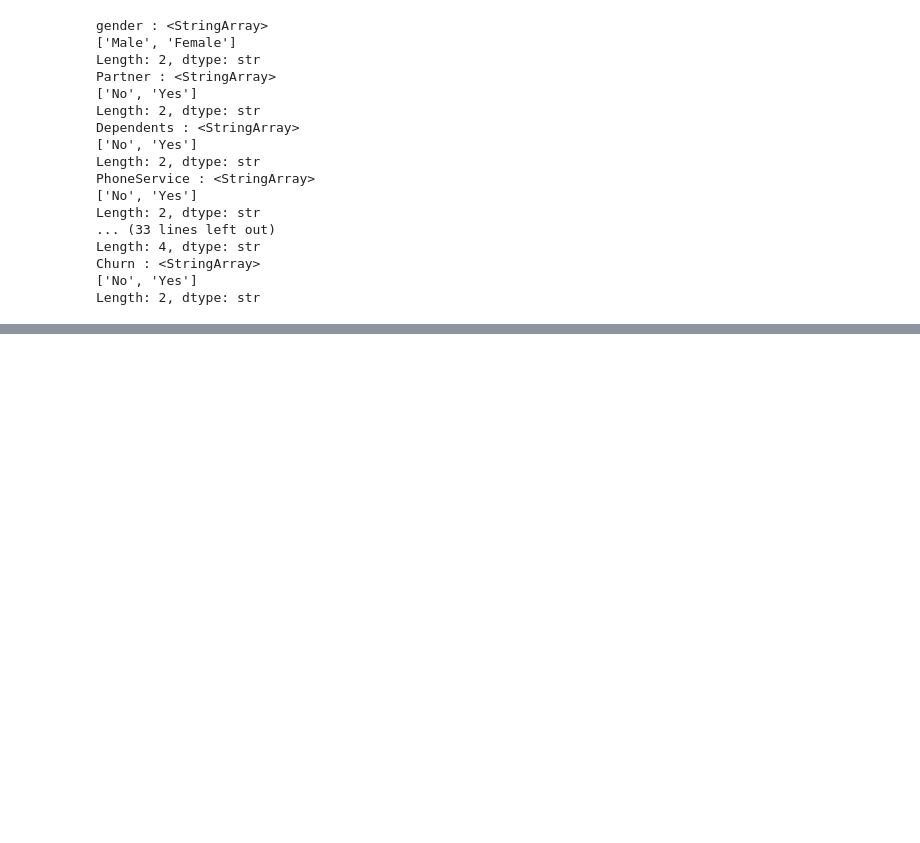
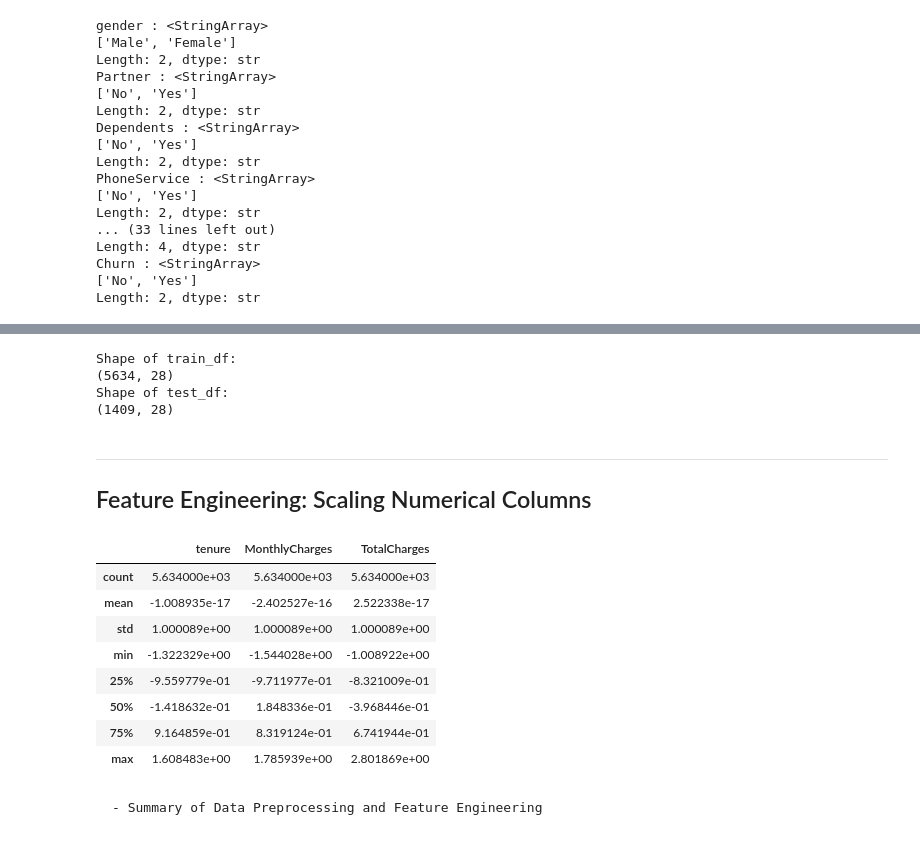
Before and after one commit to Daria-Kara/ai-and-ml-final-assignment, a Jupyter notebook: actual_one.ipynb, the cells around one changed output, grey strips where cells are left out. Drawn from its saved outputs; the diff is of its cells as text; code cells hidden in the pictures; blank space fills up the shorter version.

```diff
--- a/actual_one.ipynb
+++ b/actual_one.ipynb
@@ -184,0 +308,6 @@ Length: 2, dtype: str
+# %%
+train_df['TotalCharges'] = train_df['TotalCharges'].fillna(0)
+test_df['TotalCharges'] = test_df['TotalCharges'].fillna(0)
+
+train_df.isna().sum()
+#This is to check if the missing values from TotalCharges were removed or not.
@@ -184,0 +369,15 @@ Length: 2, dtype: str
+# %%
+yes_no = ['Partner', 'Dependents', 'PhoneService', 'MultipleLines',
+               'OnlineSecurity', 'OnlineBackup', 'DeviceProtection',
+               'TechSupport', 'StreamingTV', 'StreamingMovies',
+               'PaperlessBilling', 'Churn']
+
+for col in yes_no:
+    train_df[col] = train_df[col].map({'Yes': 1, 'No': 0})
+    test_df[col] = test_df[col].map({'Yes': 1, 'No': 0})
+
+#Takes all of the categorical columns that have yes/no.
+#Codes "Yes" as 1 and "No" as 0.
+
+for col in yes_no:
+    print(col, ':', train_df[col].unique())
@@ -184,0 +397,45 @@ Length: 2, dtype: str
+# %%
+multiple_categories = ['gender', 'InternetService', 'Contract', 'PaymentMethod']
+
+train_df = pd.get_dummies(train_df, columns=multiple_categories)
+test_df = pd.get_dummies(test_df, columns=multiple_categories)
+
+print("Shape of train_df:")
+print(train_df.shape)
+print("Shape of test_df:")
+print(test_df.shape)
+
+#Confirming that get_dummies worked and that the shape of the dataframes
+#Also confirming that both of the sets have the same amount of columns
+# %% [output]
+Shape of train_df:
+(5634, 28)
+Shape of test_df:
+(1409, 28)
+# %% [markdown]
+---
+Feature Engineering: Scaling Numerical Columns
+---
+# %%
+from sklearn.preprocessing import StandardScaler
+
+numeric_cols = ['tenure', 'MonthlyCharges', 'TotalCharges']
+
+scaler = StandardScaler()
+
+train_df[numeric_cols] = scaler.fit_transform(train_df[numeric_cols])
+test_df[numeric_cols] = scaler.transform(test_df[numeric_cols])
+
+train_df[numeric_cols].describe()
+# %% [output]
+|  | tenure | MonthlyCharges | TotalCharges |
+| count | 5.634000e+03 | 5.634000e+03 | 5.634000e+03 |
+| mean | -1.008935e-17 | -2.402527e-16 | 2.522338e-17 |
+| std | 1.000089e+00 | 1.000089e+00 | 1.000089e+00 |
+| min | -1.322329e+00 | -1.544028e+00 | -1.008922e+00 |
+| 25% | -9.559779e-01 | -9.711977e-01 | -8.321009e-01 |
+| 50% | -1.418632e-01 | 1.848336e-01 | -3.968446e-01 |
+| 75% | 9.164859e-01 | 8.319124e-01 | 6.741944e-01 |
+| max | 1.608483e+00 | 1.785939e+00 | 2.801869e+00 |
+# %% [markdown]
+    - Summary of Data Preprocessing and Feature Engineering
```
Also changed, not shown: parts of 38 cells of this notebook.
